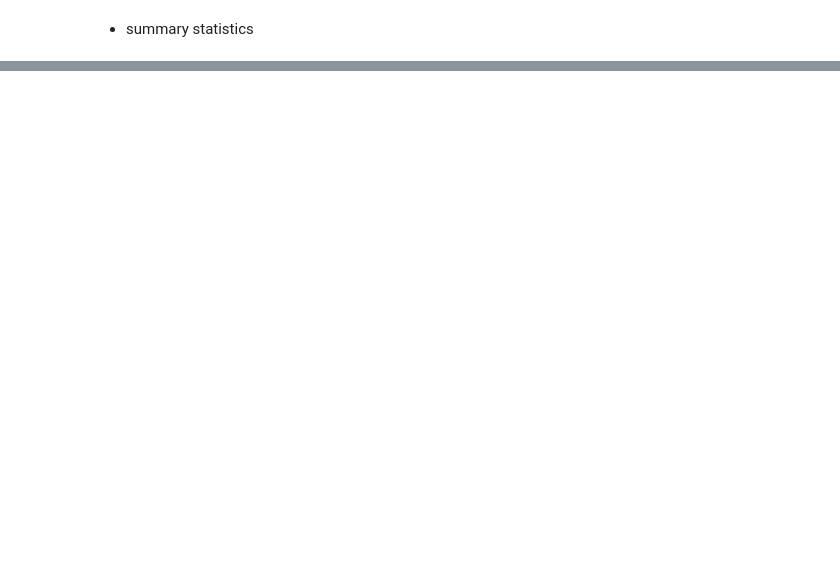
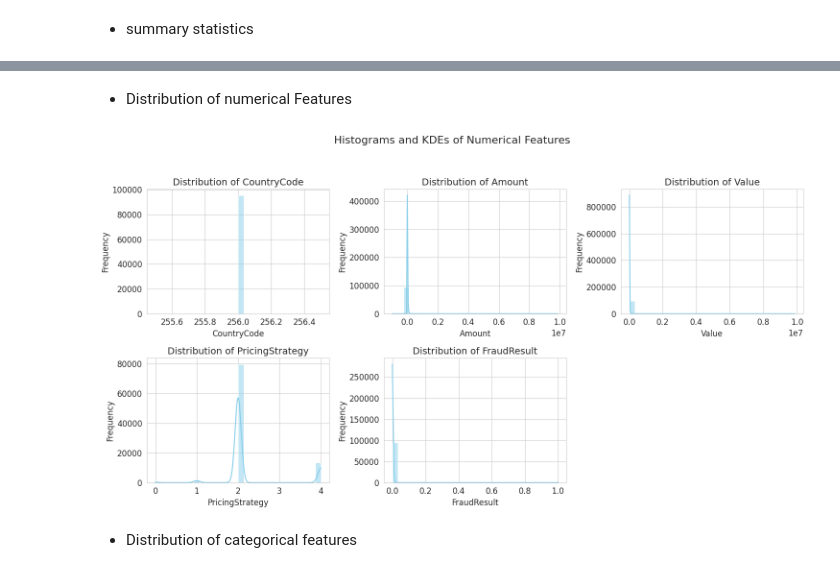
Before and after one commit to abnsol/credit-risk-model, a Jupyter notebook: notebooks/1.0-eda.ipynb, the cells around one changed output, grey strips where cells are left out. Saved outputs shown, nothing was run; the diff lists cells and outputs as text; code cells hidden in the pictures; blank space fills up the shorter version.

```diff
--- a/notebooks/1.0-eda.ipynb
+++ b/notebooks/1.0-eda.ipynb
@@ -43,0 +93,29 @@ if df is not None:
+# %% [markdown]
+- Distribution of numerical Features
+# %%
+if df is not None:
+    numerical_columns = df.select_dtypes(include=np.number).columns.tolist()
+
+    if not numerical_columns:
+        print("No numerical columns found to plot distributions.")
+    else:
+        num_plots = len(numerical_columns)
+        num_cols = 3
+        num_rows = (num_plots + num_cols - 1) // num_cols
+
+        plt.figure(figsize=(num_cols * 5, num_rows * 4))
+        plt.suptitle('Histograms and KDEs of Numerical Features', y=1.02, fontsize=16)
+
+        for i, col in enumerate(numerical_columns):
+            plt.subplot(num_rows, num_cols, i + 1)
+            sns.histplot(df[col].dropna(), kde=True, bins=30, color='skyblue')
+            plt.title(f'Distribution of {col}', fontsize=14)
+            plt.xlabel(col, fontsize=12)
+            plt.ylabel('Frequency', fontsize=12)
+            plt.tight_layout(rect=[0, 0.03, 1, 0.98]) # Adjust layout
+
+        plt.show()
+# %% [output]
+[figure, added]
+# %% [markdown]
+- Distribution of categorical features
```
Also changed, not shown: parts of 10 cells of this notebook.
